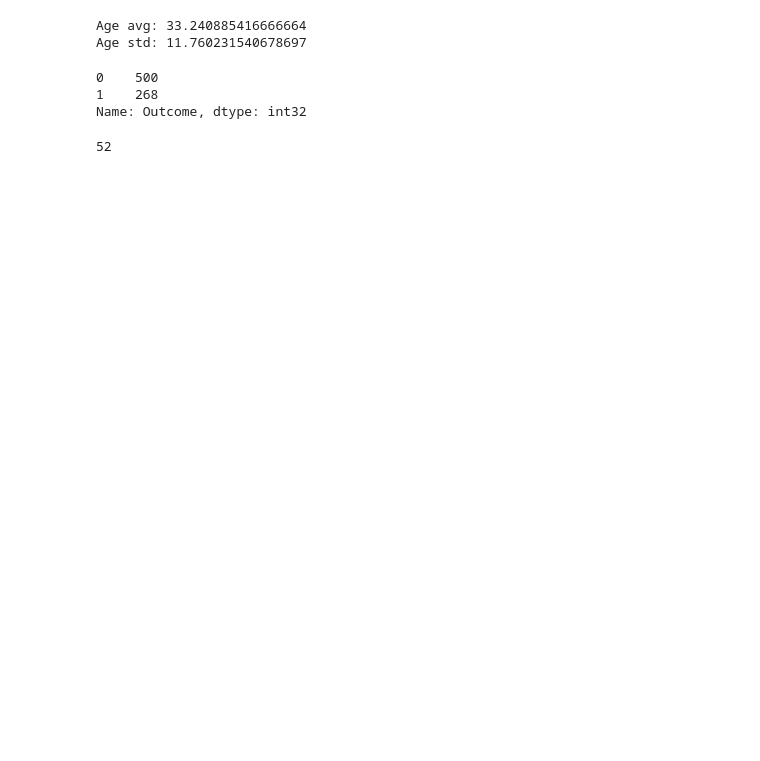
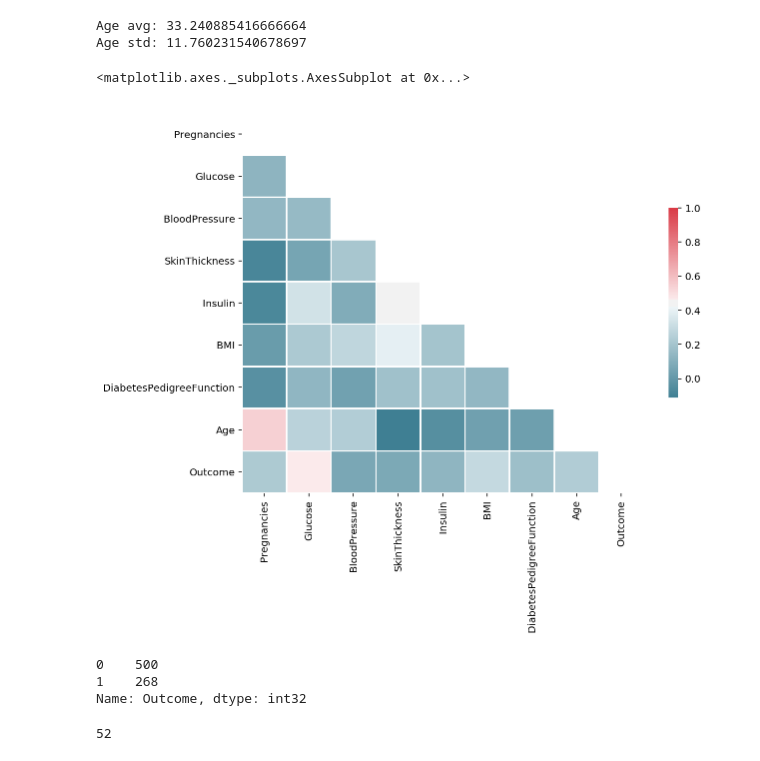
Before and after one commit to mwouts/rapids-meetup-pydata, a Jupyter notebook: prez_code_examples.ipynb, the cells around one changed output. Drawn from its saved outputs; the diff is of its cells as text; code cells hidden in the pictures; blank space fills up the shorter version.

```diff
--- a/prez_code_examples.ipynb
+++ b/prez_code_examples.ipynb
@@ -104,6 +110,20 @@ print("Age std:", gdf['Age'].std())
 # %% [output]
 Age avg: 33.240885416666664
 Age std: 11.760231540678697
+# %%
+# Some DataFrame operations are not (yet) implemented and we need to fall back to pandas
+
+# Example correlation matrix
+corr = gdf.to_pandas().corr()
+
+f, ax = plt.subplots(figsize=(9, 7))
+mask = np.zeros_like(corr, dtype=np.bool)
+mask[np.triu_indices_from(mask)] = True
+cmap = sns.diverging_palette(220, 10, as_cmap=True)
+sns.heatmap(corr, mask=mask, cmap=cmap, linewidths=1, cbar_kws={"shrink": .5})
+# %% [output]
+<matplotlib.axes._subplots.AxesSubplot at 0x...>
+[figure, added]
 # %%
 # Value counts
 gdf['Outcome'].value_counts()
```
Also changed, not shown: parts of 3 cells of this notebook, 1 other file.
